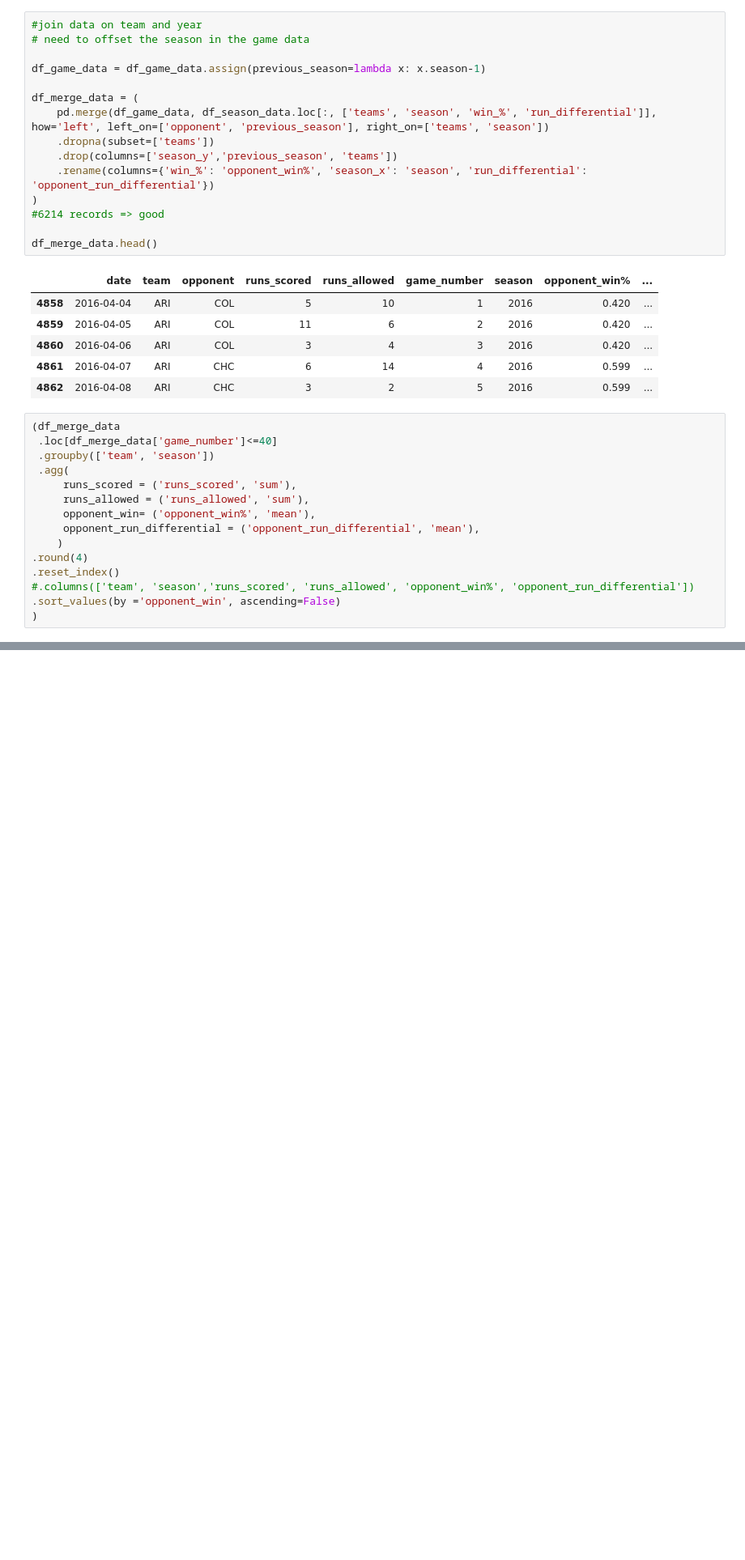
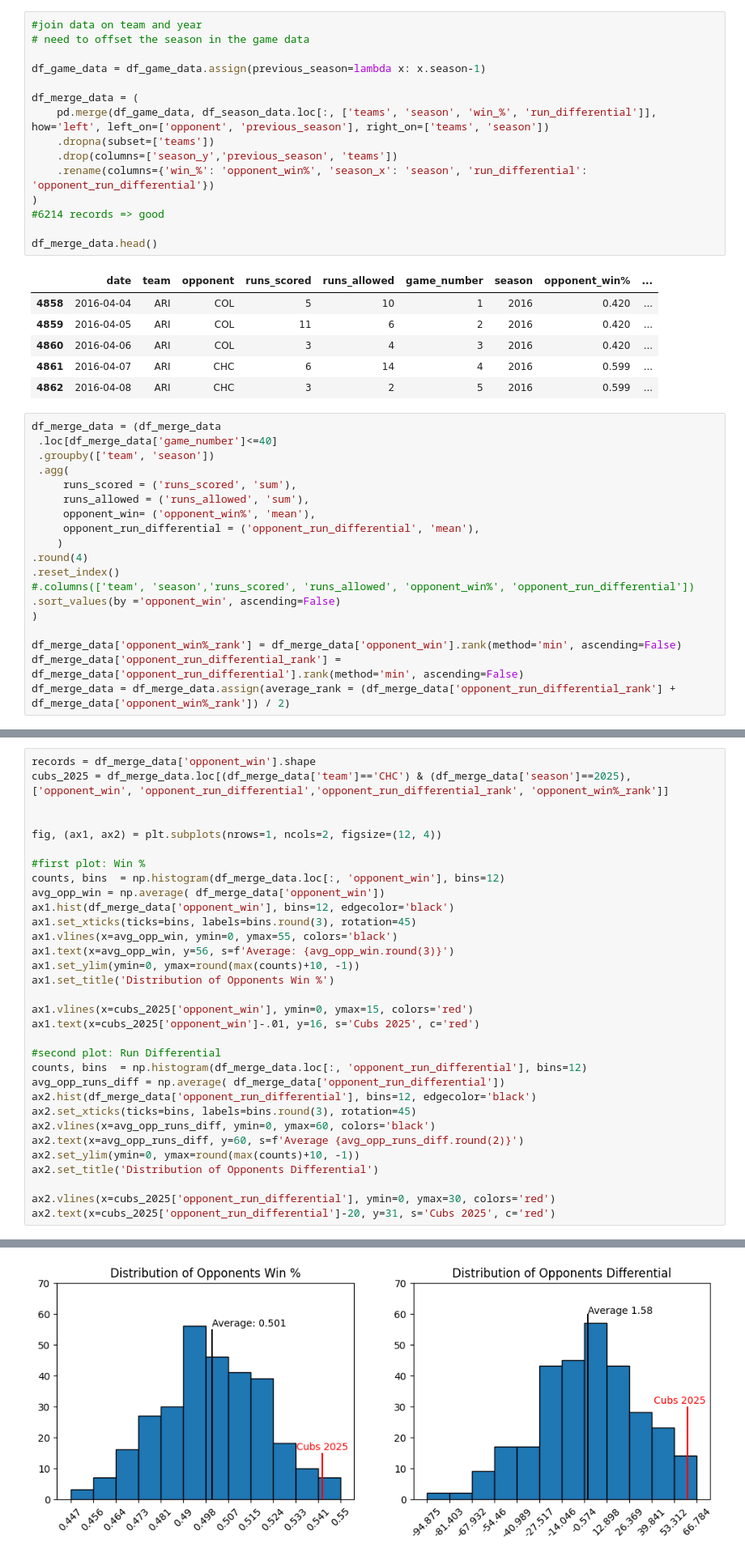
Before and after one commit to CalebF94/MLB_strength_of_schedule, a Jupyter notebook: Analysis.ipynb, the cells around one changed output, grey strips where cells are left out. Shown at 81% size. Drawn from its saved outputs; the diff is of its cells as text; blank space fills up the shorter version.

Commit message:
Added venv to gitignore. Added plots to analysis

```diff
--- a/Analysis.ipynb
+++ b/Analysis.ipynb
@@ -66,7 +67,7 @@ df_merge_data.head()
 | 4861 | 2016-04-07 | ARI | CHC | 6 | 14 | 4 | 2016 | 0.599 | ... |
 | 4862 | 2016-04-08 | ARI | CHC | 3 | 2 | 5 | 2016 | 0.599 | ... |
 # %%
-(df_merge_data
+df_merge_data = (df_merge_data
  .loc[df_merge_data['game_number']<=40]
  .groupby(['team', 'season'])
  .agg(
@@ -80,3 +81,7 @@ df_merge_data.head()
 #.columns(['team', 'season','runs_scored', 'runs_allowed', 'opponent_win%', 'opponent_run_differential'])
 .sort_values(by ='opponent_win', ascending=False)
 )
+
+df_merge_data['opponent_win%_rank'] = df_merge_data['opponent_win'].rank(method='min', ascending=False)
+df_merge_data['opponent_run_differential_rank'] = df_merge_data['opponent_run_differential'].rank(method='min', ascending=False)
+df_merge_data = df_merge_data.assign(average_rank = (df_merge_data['opponent_run_differential_rank'] + df_merge_data['opponent_win%_rank']) / 2)
@@ -96,0 +88,33 @@ df_merge_data.head()
+# %%
+records = df_merge_data['opponent_win'].shape
+cubs_2025 = df_merge_data.loc[(df_merge_data['team']=='CHC') & (df_merge_data['season']==2025), ['opponent_win', 'opponent_run_differential','opponent_run_differential_rank', 'opponent_win%_rank']]
+
+
+fig, (ax1, ax2) = plt.subplots(nrows=1, ncols=2, figsize=(12, 4))
+
+#first plot: Win %
+counts, bins  = np.histogram(df_merge_data.loc[:, 'opponent_win'], bins=12)
+avg_opp_win = np.average( df_merge_data['opponent_win'])
+ax1.hist(df_merge_data['opponent_win'], bins=12, edgecolor='black')
+ax1.set_xticks(ticks=bins, labels=bins.round(3), rotation=45)
+ax1.vlines(x=avg_opp_win, ymin=0, ymax=55, colors='black')
+ax1.text(x=avg_opp_win, y=56, s=f'Average: {avg_opp_win.round(3)}')
+ax1.set_ylim(ymin=0, ymax=round(max(counts)+10, -1))
+ax1.set_title('Distribution of Opponents Win %')
+
+ax1.vlines(x=cubs_2025['opponent_win'], ymin=0, ymax=15, colors='red')
+ax1.text(x=cubs_2025['opponent_win']-.01, y=16, s='Cubs 2025', c='red')
+
+#second plot: Run Differential
+counts, bins  = np.histogram(df_merge_data.loc[:, 'opponent_run_differential'], bins=12)
+avg_opp_runs_diff = np.average( df_merge_data['opponent_run_differential'])
+ax2.hist(df_merge_data['opponent_run_differential'], bins=12, edgecolor='black')
+ax2.set_xticks(ticks=bins, labels=bins.round(3), rotation=45)
+ax2.vlines(x=avg_opp_runs_diff, ymin=0, ymax=60, colors='black')
+ax2.text(x=avg_opp_runs_diff, y=60, s=f'Average {avg_opp_runs_diff.round(2)}')
+ax2.set_ylim(ymin=0, ymax=round(max(counts)+10, -1))
+ax2.set_title('Distribution of Opponents Differential')
+
+ax2.vlines(x=cubs_2025['opponent_run_differential'], ymin=0, ymax=30, colors='red')
+ax2.text(x=cubs_2025['opponent_run_differential']-20, y=31, s='Cubs 2025', c='red')
+# %% [output]
@@ -96,0 +123 @@ df_merge_data.head()
+[figure, added]
```
Also changed, not shown: parts of 4 cells of this notebook, 1 other file.
